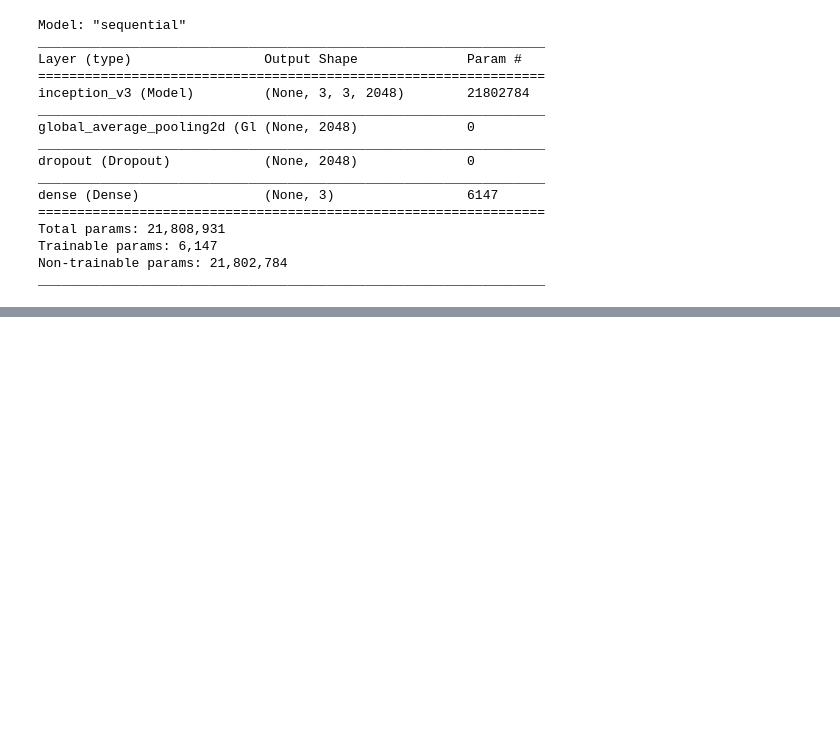
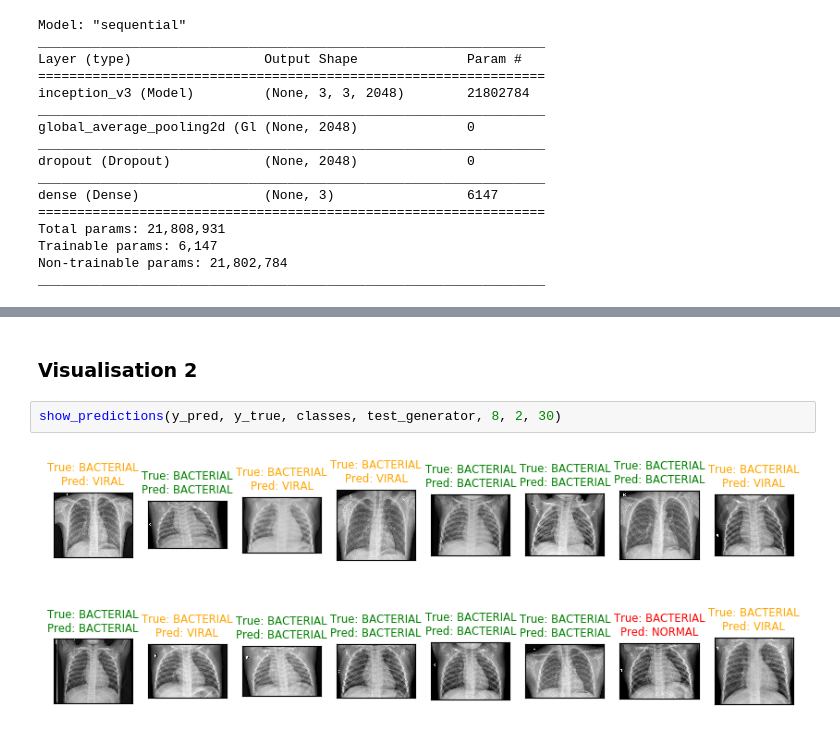
Before and after one commit to dgildeh/jupyter-notebooks, a Jupyter notebook: Pneumonia_Image_Classification.ipynb, the cells around one changed output, grey strips where cells are left out. Saved outputs shown, nothing was run; the diff lists cells and outputs as text; blank space fills up the shorter version.

```diff
--- a/Pneumonia_Image_Classification.ipynb
+++ b/Pneumonia_Image_Classification.ipynb
@@ -287,0 +441,6 @@ OSError: Unable to create file (unable to open file: name = 'models/pneumonia_v0
+# %% [markdown]
+### Visualisation 2
+# %%
+show_predictions(y_pred, y_true, classes, test_generator, 8, 2, 30)
+# %% [output]
+[figure, added]
```
Also changed, not shown: parts of 16 cells of this notebook, 1 other file.
